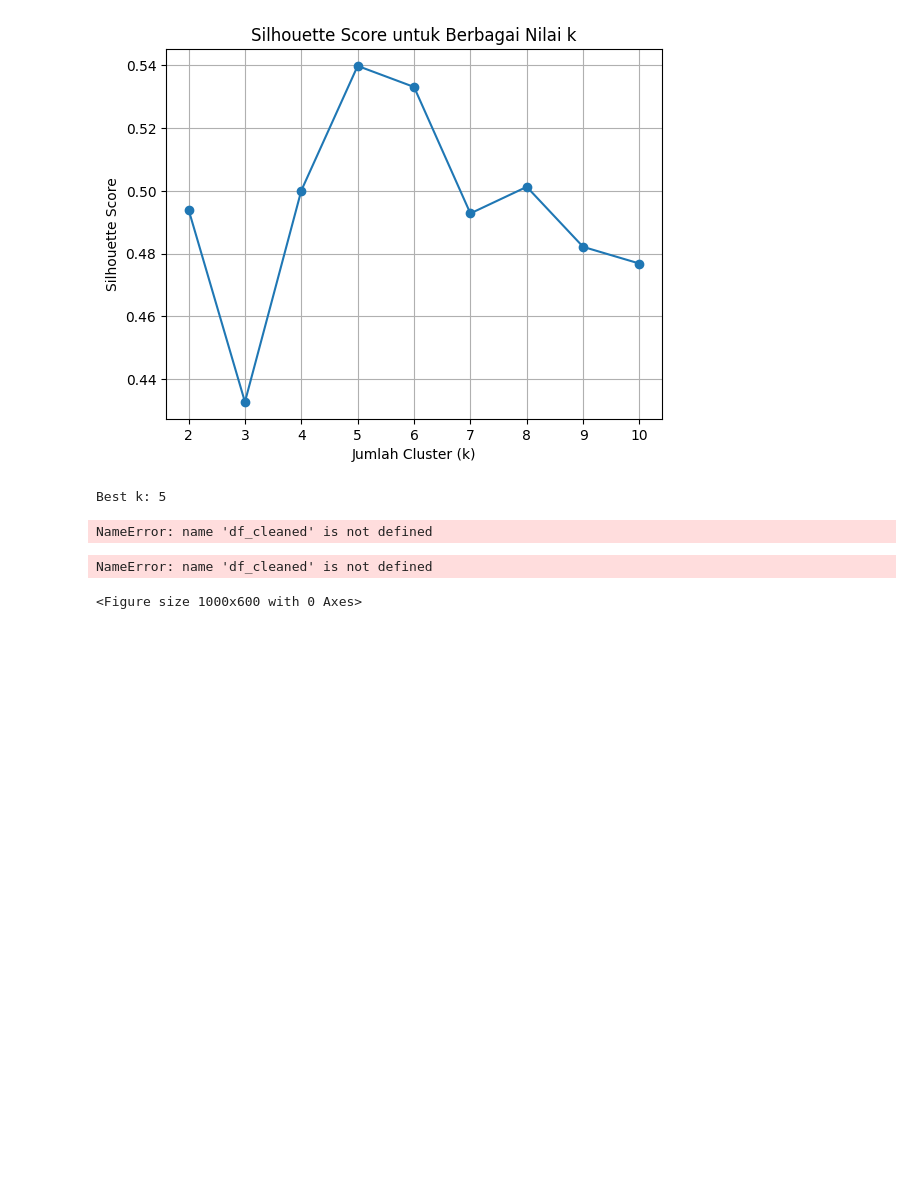
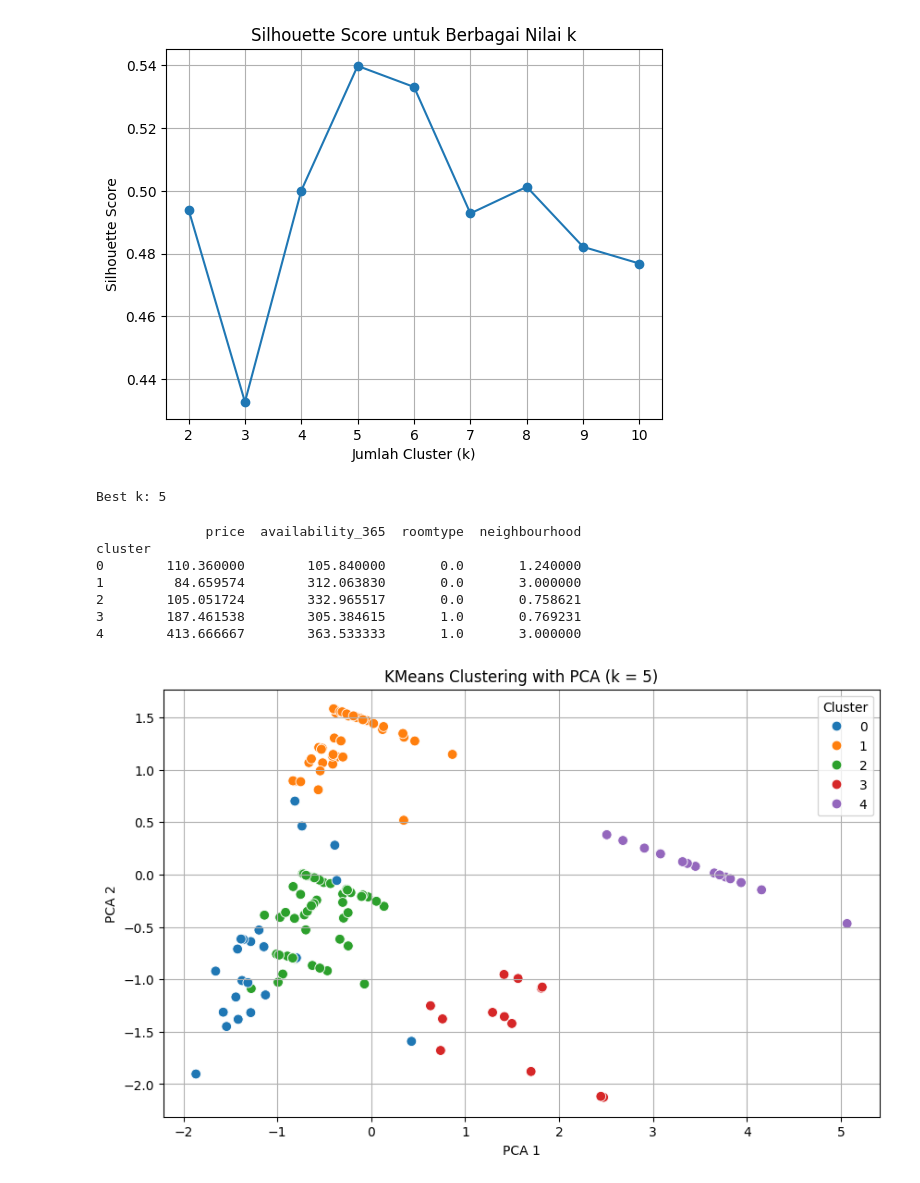
Before and after one commit to Owybong/datmintubes, a Jupyter notebook: app unsupervised non central silhoutte.ipynb, the cells around one changed output. Saved outputs shown, nothing was run; the diff lists cells and outputs as text; code cells hidden in the pictures; blank space fills up the shorter version.

Commit message:
clustering done?

```diff
--- a/app unsupervised non central silhoutte.ipynb
+++ b/app unsupervised non central silhoutte.ipynb
@@ -80,32 +80,34 @@ Best k: 5
 kmeans = KMeans(n_clusters=best_k, init='k-means++', random_state=42, n_init=10)
 X['cluster'] = kmeans.fit_predict(X_scaled)
 # %%
-cluster_summary = df_cleaned.groupby('cluster').mean()
+cluster_summary = X.groupby('cluster').mean()
 print(cluster_summary)
 # %% [output]
-NameError: name 'df_cleaned' is not defined
+              price  availability_365  roomtype  neighbourhood
+cluster
+0        110.360000        105.840000       0.0       1.240000
+1         84.659574        312.063830       0.0       3.000000
+2        105.051724        332.965517       0.0       0.758621
+3        187.461538        305.384615       1.0       0.769231
+4        413.666667        363.533333       1.0       3.000000
 # %%
 from sklearn.decomposition import PCA
 import seaborn as sns
 import matplotlib.pyplot as plt
 
-# Reduksi ke 2 dimensi
 pca = PCA(n_components=2)
 X_pca = pca.fit_transform(X_scaled)
 
-# Tambahkan ke dataframe
 X['pca1'] = X_pca[:, 0]
 X['pca2'] = X_pca[:, 1]
 
-# Visualisasi
 plt.figure(figsize=(10, 6))
-sns.scatterplot(data=df_cleaned, x='pca1', y='pca2', hue='cluster', palette='tab10', s=60)
+sns.scatterplot(data=X, x='pca1', y='pca2', hue='cluster', palette='tab10', s=60)
 plt.title(f'KMeans Clustering with PCA (k = {best_k})')
 plt.xlabel("PCA 1")
 plt.ylabel("PCA 2")
 plt.grid(True)
 plt.legend(title='Cluster')
 plt.show()
 # %% [output]
-NameError: name 'df_cleaned' is not defined
-<Figure size 1000x600 with 0 Axes>
+[figure, added]
```
